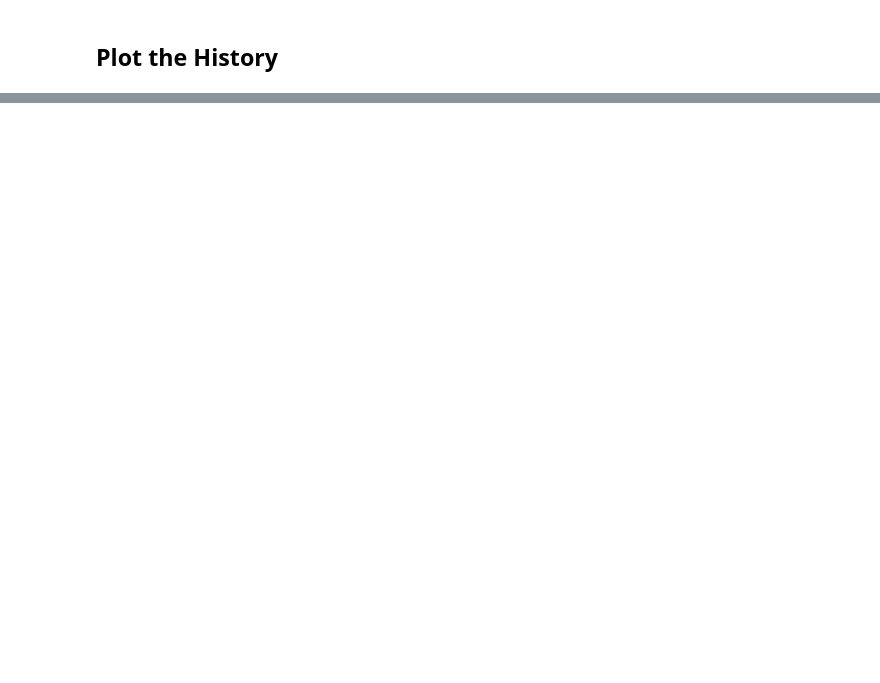
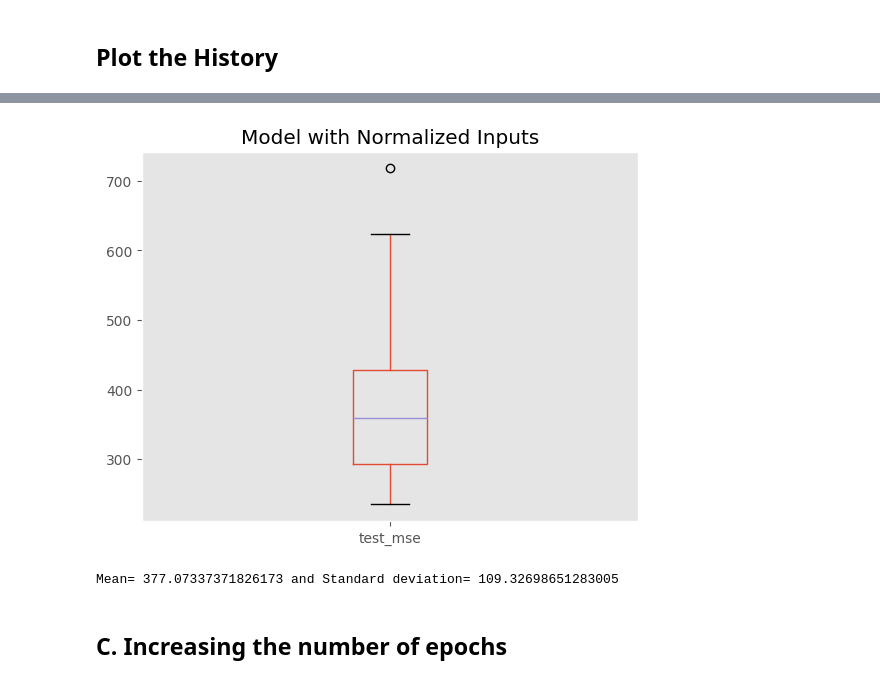
Before and after one commit to yusufbrima/IBMDLIntroduction, a Jupyter notebook: Week5/Assignment_Yusuf_Brima.ipynb, the cells around one changed output, grey strips where cells are left out. Cells and saved outputs as stored; diff of their text form; code cells hidden in the pictures; blank space fills up the shorter version.

```diff
--- a/Week5/Assignment.ipynb
+++ b/Week5/Assignment_Yusuf_Brima.ipynb
@@ -229,0 +225,12 @@ plt.show()
+# %%
+history = {'iteration' : [], 'test_mse': []}
+
+for i in range(50):
+  model = init_model()
+  score = train_eval(model, X,y, n_epochs=50)
+  history['iteration'].append(i)
+  history['test_mse'].append(score)
+  # print(f"Iteration: {i}, and test MSE: {score}")
+# %%
+tdf = pd.DataFrame(history)
+tdf.head()
@@ -229,0 +244,13 @@ plt.show()
+# %%
+tdf.boxplot(column=['test_mse'], grid=False)
+plt.title("Model with Normalized Inputs")
+plt.show()
+# %% [output]
+[figure, added]
+# %%
+# Reporting the mean and standard deviations
+print("Mean=", tdf['test_mse'].mean(), "and Standard deviation=", tdf['test_mse'].std())
+# %% [output]
+Mean= 377.07337371826173 and Standard deviation= 109.32698651283005
+# %% [markdown]
+## C. Increasing the number of epochs
```
Also changed, not shown: parts of 31 cells of this notebook, 8 other files.
